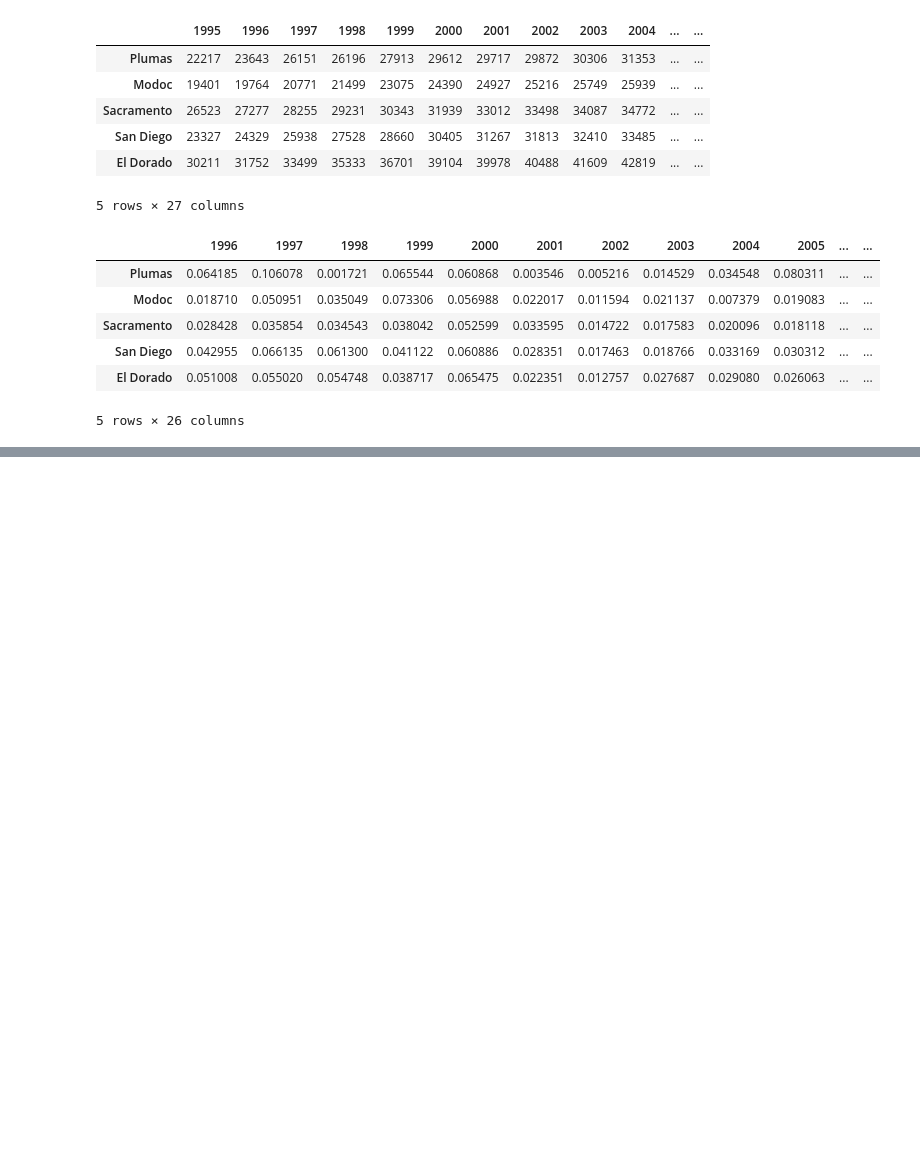
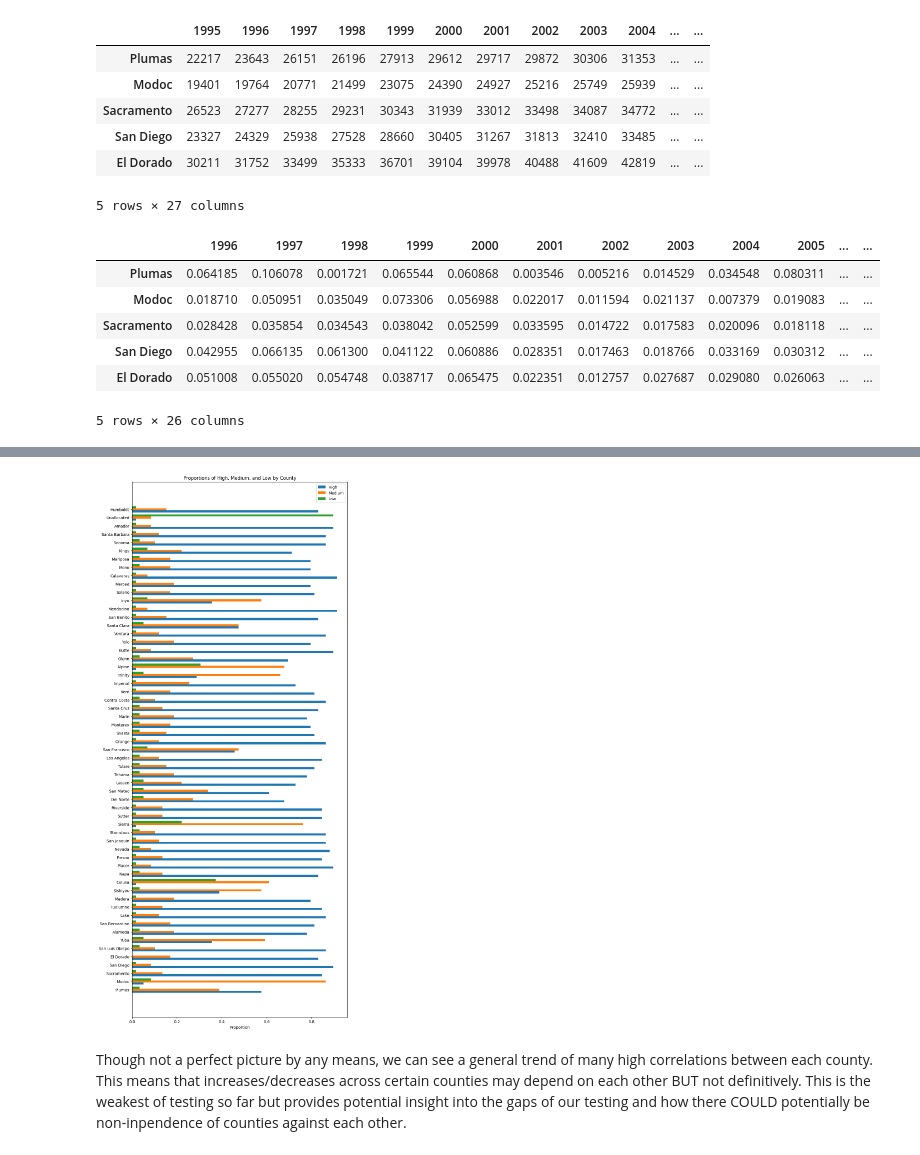
Before and after one commit to aindraga/Math189_FinalProject, a Jupyter notebook: final_project.ipynb, the cells around one changed output, grey strips where cells are left out. Drawn from its saved outputs; the diff is of its cells as text; code cells hidden in the pictures; blank space fills up the shorter version.

```diff
--- a/final_project.ipynb
+++ b/final_project.ipynb
@@ -66,0 +127,3 @@ pct_change_df.head()
+# %%
+corr_df = corr_df.apply(lambda row: classify_corr(row), axis=1)
+corr_df.head()
@@ -66,0 +138,17 @@ pct_change_df.head()
+# %%
+class_cor_df = pd.DataFrame(index=corr_df.columns)
+for index, county in enumerate(corr_df.columns):
+    class_cor_df.loc[county, "high"] = corr_df[county].loc[corr_df[county] == "high"].shape[0]
+    class_cor_df.loc[county, "med"] = corr_df[county].loc[corr_df[county] == "med"].shape[0]
+    class_cor_df.loc[county, "low"] = corr_df[county].loc[corr_df[county] == "low"].shape[0]
+# %%
+def prop_row(row: pd.Series):
+    total_count = np.sum(row)
+    high_prop = row["high"] / total_count
+    med_prop = row["med"] / total_count
+    low_prop = row["low"] / total_count
+
+    return pd.Series([high_prop, med_prop, low_prop], index=row.index)
+# %%
+class_cor_df = class_cor_df.apply(lambda row: prop_row(row), axis=1)
+class_cor_df.head()
@@ -66,0 +162,23 @@ pct_change_df.head()
+# %%
+fig, ax = plt.subplots(figsize=(10, 25))
+counties = class_cor_df.index
+n_counties = len(counties)
+ind = np.arange(n_counties)
+
+width = 0.25
+
+bars1 = ax.barh(ind, class_cor_df['high'], width, label='High')
+bars2 = ax.barh(ind + width, class_cor_df['med'], width, label='Medium')
+bars3 = ax.barh(ind + 2*width, class_cor_df['low'], width, label='Low')
+
+ax.set_xlabel('Proportion')
+ax.set_title('Proportions of High, Medium, and Low by County')
+ax.set_yticks(ind + width)
+ax.set_yticklabels(counties)
+ax.legend()
+
+plt.show()
+# %% [output]
+[figure, added]
+# %% [markdown]
+Though not a perfect picture by any means, we can see a general trend of many high correlations between each county. This means that increases/decreases across certain counties may depend on each other BUT not definitively. This is the weakest of testing so far but provides potential insight into the gaps of our testing and how there COULD potentially be non-inpendence of counties against each other.
```
Also changed, not shown: parts of 14 cells of this notebook.
